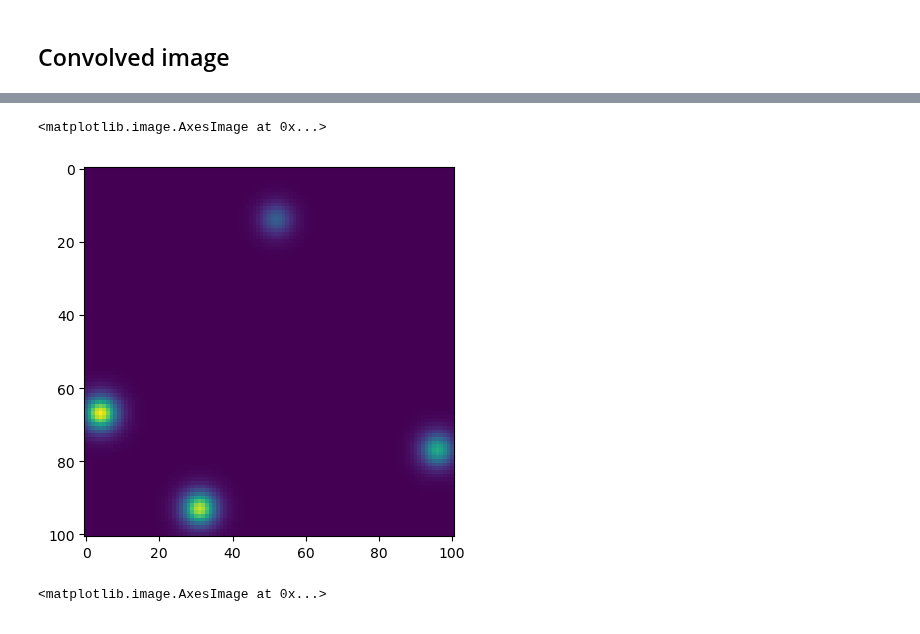
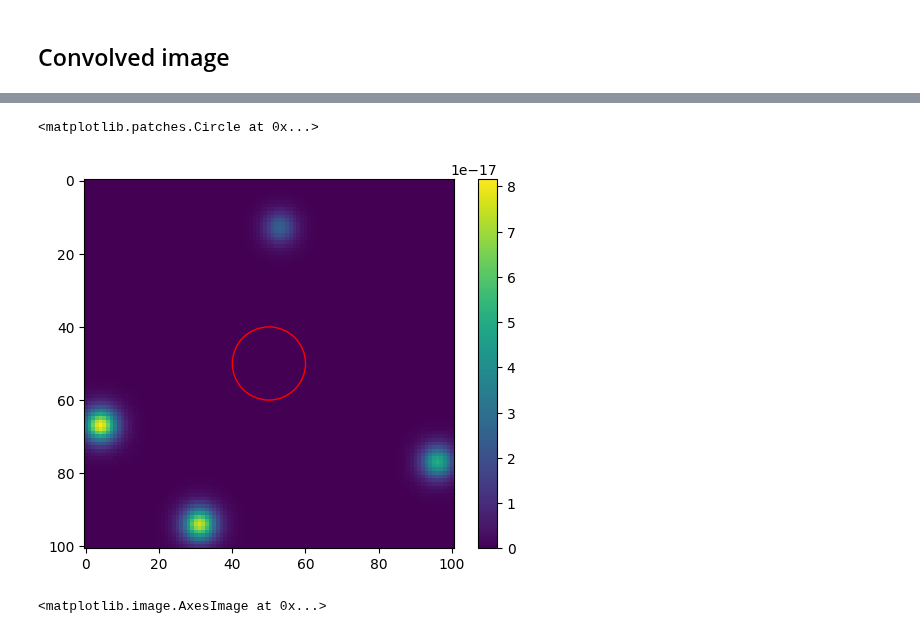
Before and after one commit to RookieinDongChuanRoad/4MOST_lensing_prediction, a Jupyter notebook: test_notebook/test_2dconvolution.ipynb, the cells around one changed output, grey strips where cells are left out. Drawn from its saved outputs; the diff is of its cells as text; code cells hidden in the pictures.

```diff
--- a/test_notebook/test_2dconvolution.ipynb
+++ b/test_notebook/test_2dconvolution.ipynb
@@ -66,8 +68,11 @@ print(time.time()-start)
-# %%
-plt.imshow(image_conv)
-# %% [output]
-<matplotlib.image.AxesImage at 0x...>
-[figure, removed]
+# %%
+plt.imshow(image_conv)
+plt.colorbar()
+circle = plt.Circle((image_conv.shape[1]//2, image_conv.shape[0]//2), radius=10, color='r', fill=False)
+plt.gca().add_patch(circle)
+# %% [output]
+<matplotlib.patches.Circle at 0x...>
+[figure, added]
 # %%
 x_mesh_y_mesh  = np.meshgrid(np.linspace(-img_range, img_range, int(2*img_range/pix_size+1)), np.linspace(-img_range, img_range, int(2*img_range/pix_size+1)))
 r_mesh = np.sqrt(x_mesh_y_mesh[0]**2+x_mesh_y_mesh[1]**2)
```
Also changed, not shown: parts of 9 cells of this notebook, 52 other files.
